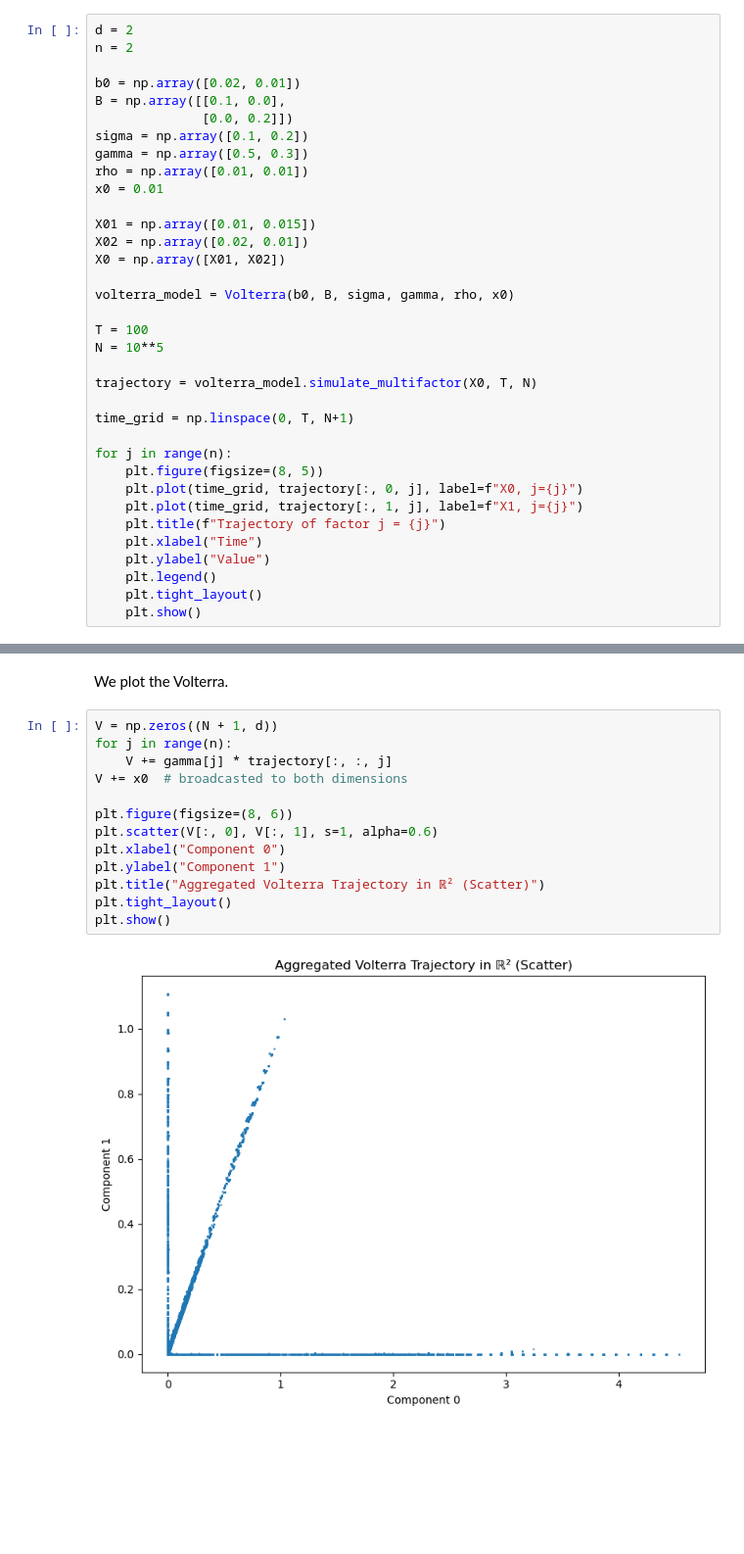
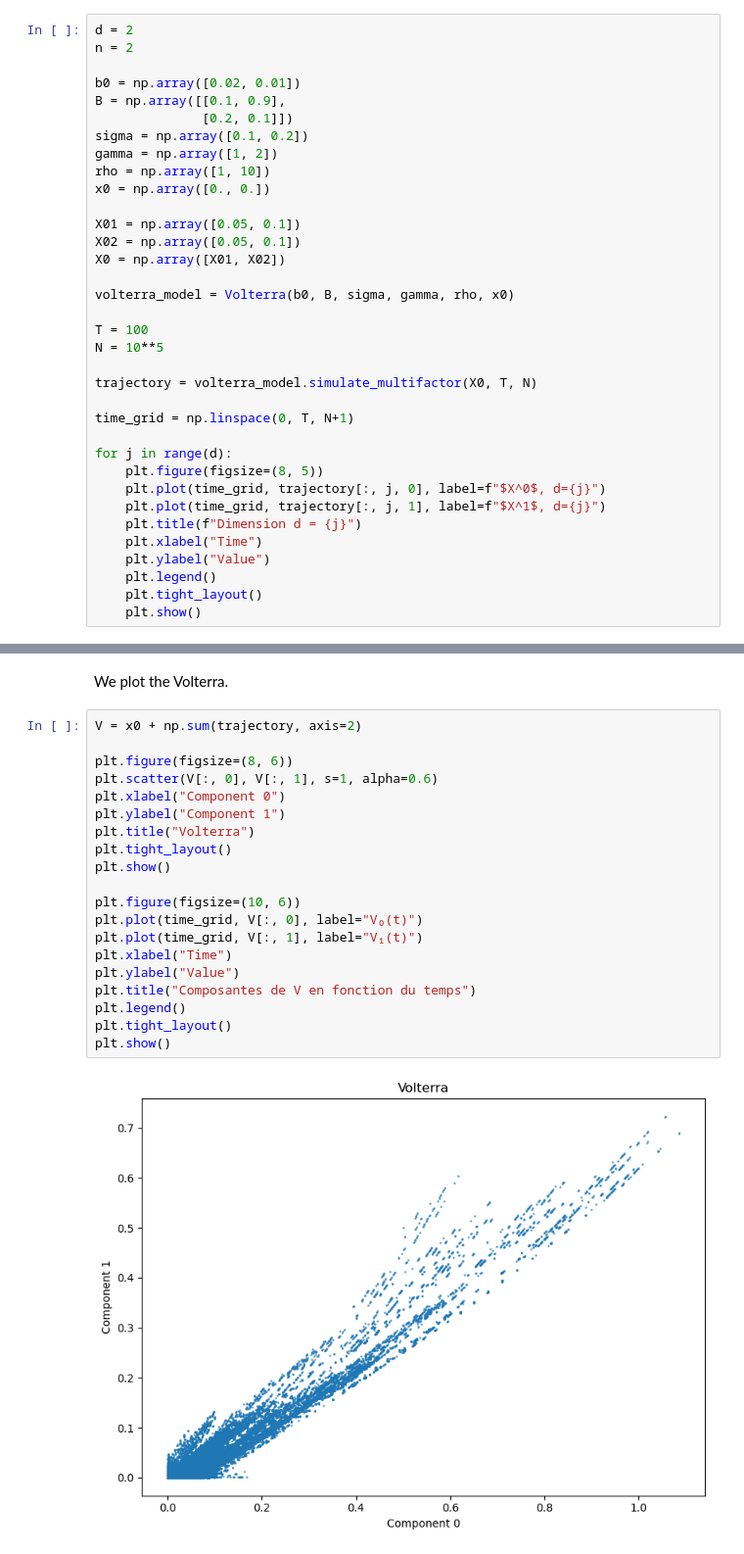
Before and after one commit to maxence2508/stage-cermics, a Jupyter notebook: dai-and-singleton-parametrization.ipynb, the cells around one changed output, grey strips where cells are left out. Shown at 98% size. Cells and saved outputs as stored; diff of their text form; blank space fills up the shorter version.

```diff
--- a/dai-and-singleton-parametrization.ipynb
+++ b/dai-and-singleton-parametrization.ipynb
@@ -234,15 +246,15 @@ d = 2
 n = 2
 
 b0 = np.array([0.02, 0.01])
-B = np.array([[0.1, 0.0],
-              [0.0, 0.2]])
+B = np.array([[0.1, 0.9],
+              [0.2, 0.1]])
 sigma = np.array([0.1, 0.2])
-gamma = np.array([0.5, 0.3])
-rho = np.array([0.01, 0.01])
-x0 = 0.01
+gamma = np.array([1, 2])
+rho = np.array([1, 10])
+x0 = np.array([0., 0.])
 
-X01 = np.array([0.01, 0.015])
-X02 = np.array([0.02, 0.01])
+X01 = np.array([0.05, 0.1])
+X02 = np.array([0.05, 0.1])
 X0 = np.array([X01, X02])
 
 volterra_model = Volterra(b0, B, sigma, gamma, rho, x0)
@@ -254,11 +266,11 @@ trajectory = volterra_model.simulate_multifactor(X0, T, N)
 
 time_grid = np.linspace(0, T, N+1)
 
-for j in range(n):
+for j in range(d):
     plt.figure(figsize=(8, 5))
-    plt.plot(time_grid, trajectory[:, 0, j], label=f"X0, j={j}")
-    plt.plot(time_grid, trajectory[:, 1, j], label=f"X1, j={j}")
-    plt.title(f"Trajectory of factor j = {j}")
+    plt.plot(time_grid, trajectory[:, j, 0], label=f"$X^0$, d={j}")
+    plt.plot(time_grid, trajectory[:, j, 1], label=f"$X^1$, d={j}")
+    plt.title(f"Dimension d = {j}")
     plt.xlabel("Time")
     plt.ylabel("Value")
     plt.legend()
@@ -284,17 +296,24 @@ for j in range(n):
 # %% [markdown]
 We plot the Volterra.
 # %%
-V = np.zeros((N + 1, d))
-for j in range(n):
-    V += gamma[j] * trajectory[:, :, j]
-V += x0  # broadcasted to both dimensions
+V = x0 + np.sum(trajectory, axis=2)
 
 plt.figure(figsize=(8, 6))
 plt.scatter(V[:, 0], V[:, 1], s=1, alpha=0.6)
 plt.xlabel("Component 0")
 plt.ylabel("Component 1")
-plt.title("Aggregated Volterra Trajectory in ℝ² (Scatter)")
+plt.title("Volterra")
 plt.tight_layout()
 plt.show()
+
+plt.figure(figsize=(10, 6))
+plt.plot(time_grid, V[:, 0], label="V₀(t)")
+plt.plot(time_grid, V[:, 1], label="V₁(t)")
+plt.xlabel("Time")
+plt.ylabel("Value")
+plt.title("Composantes de V en fonction du temps")
+plt.legend()
+plt.tight_layout()
+plt.show()
 # %% [output]
-[figure, old version]
+[figure, new version]
```
Also changed, not shown: parts of 9 cells of this notebook, 3 other files.
